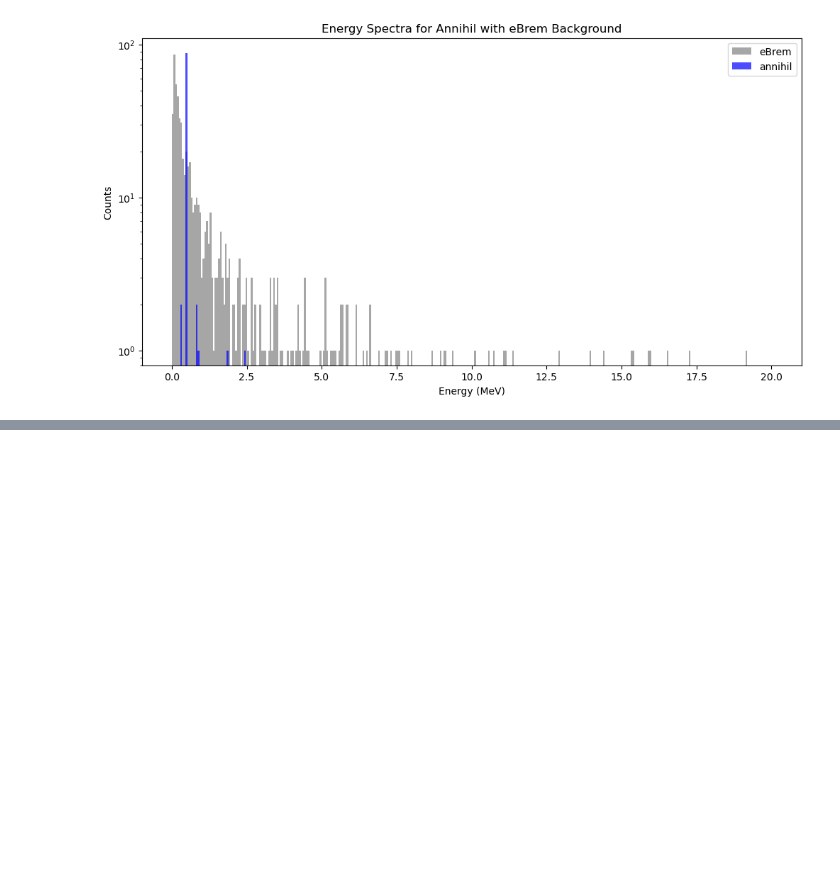
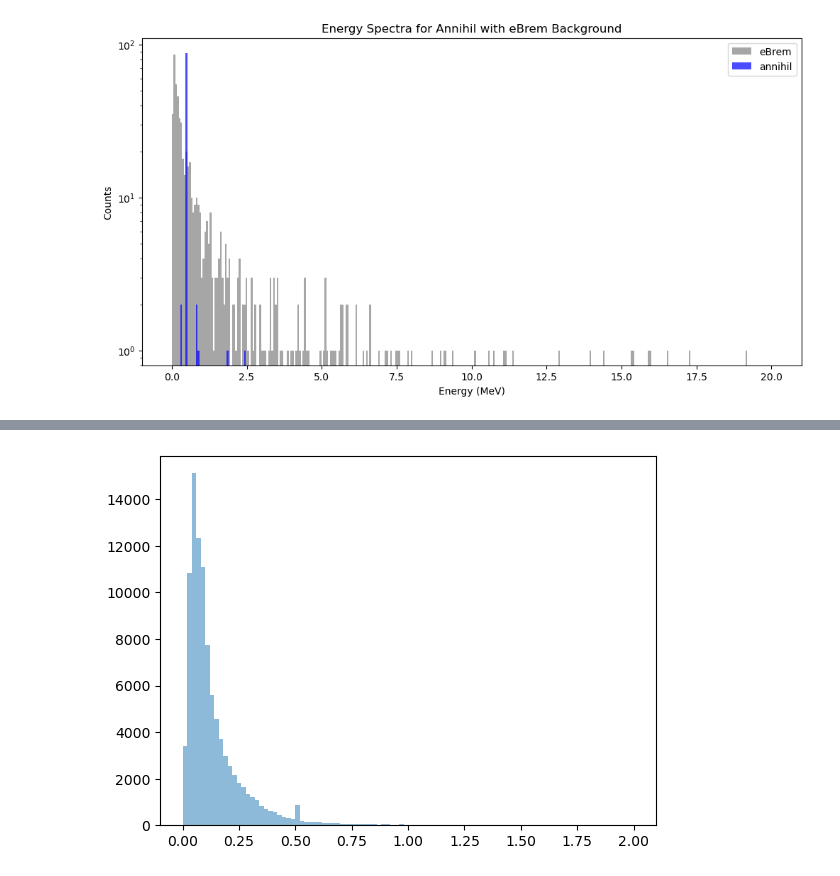
Before and after one commit to francescouni0/Online-Monitoring, a Jupyter notebook: Analysis.ipynb, the cells around one changed output, grey strips where cells are left out. Cells and saved outputs as stored; diff of their text form; code cells hidden in the pictures; blank space fills up the shorter version.

```diff
--- a/Analysis.ipynb
+++ b/Analysis.ipynb
@@ -344,0 +341,7 @@ plt.show()
+# %%
+#plt.hist(data['energy'], bins=100, alpha=0.5,range=(0,2),color='r')
+plt.hist(data['EDepDet'], bins=100, alpha=0.5,range=(0,2))
+#plt.yscale('log')
+plt.show()
+# %% [output]
+[figure, added]
```
Also changed, not shown: parts of 3 cells of this notebook, 3 other files.
